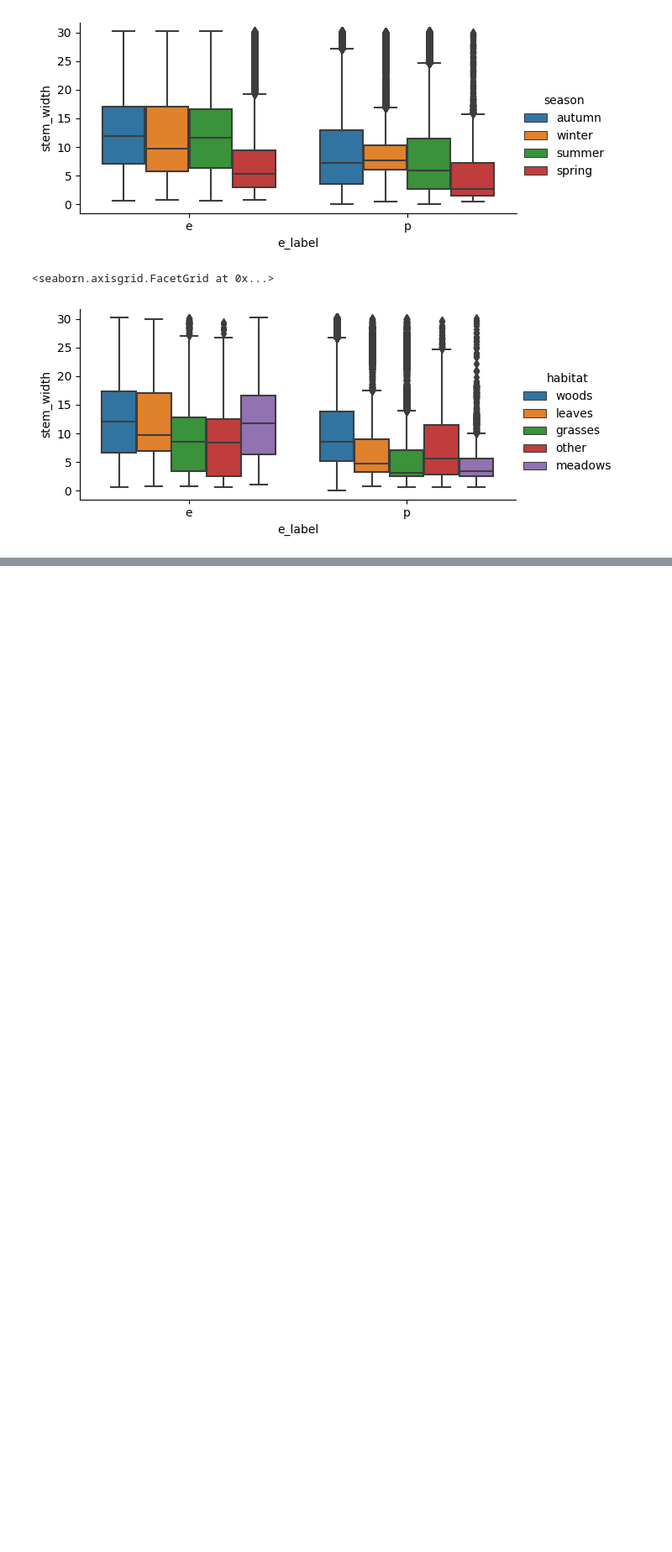
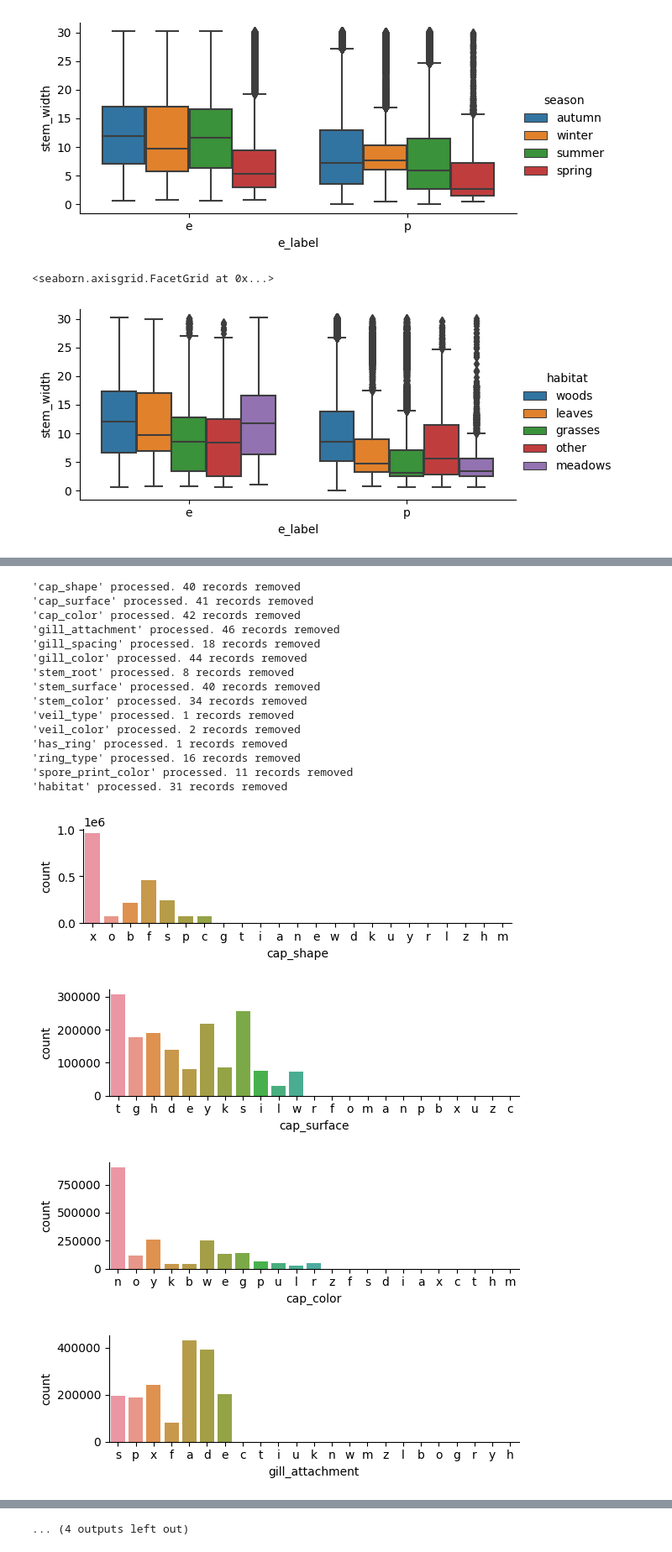
Before and after one commit to AvinandanPal25/DS__Predict_the_Mushroom, a Jupyter notebook: edible-or-poisonous-mushroom.ipynb, the cells around one changed output, grey strips where cells are left out. Shown at 84% size. Cells and saved outputs as stored; diff of their text form; code cells hidden in the pictures; blank space fills up the shorter version.

Commit message:
EDA 03 done
Done with the EDA part. Encoding & scaling are left. Then Model building can be started.

```diff
--- a/edible-or-poisonous-mushroom.ipynb
+++ b/edible-or-poisonous-mushroom.ipynb
@@ -74,6 +139,8 @@ Index(['class', 'cap-diameter', 'cap-shape', 'cap-surface', 'cap-color',
 # %%
 mdf.columns = mdf.columns.str.replace("-", "_", regex=True)
 mdf.rename(columns={"class":"e_label"}, inplace=True)
+
+mdf_test.columns = mdf_test.columns.str.replace("-", "_", regex=True)
 # %%
 mdf.isnull().sum()
 # %% [output]
@@ -740,3 +824,7 @@ mdf.sample(2)
 # %%
 categorical_cols= ['cap_shape', 'cap_surface', 'cap_color', 'gill_attachment', 'gill_spacing', 'gill_color',
                    'stem_color', 'has_ring', 'ring_type', 'does_bruise_or_bleed', 'habitat', 'season' ]
+# %%
+for col in categorical_cols:
+    print(mdf[col].value_counts(normalize=True))
+    print("============================================")
@@ -861,0 +995,28 @@ for n, col in enumerate(cat_cols):
+# %%
+#1 Removing the non-alphabetical (noisy) categories
+
+for col in ['cap_shape', 'cap_surface', 'cap_color', 'gill_attachment', 'gill_spacing',
+            'gill_color', 'stem_root', 'stem_surface', 'stem_color', 'veil_type',
+            'veil_color', 'has_ring', 'ring_type', 'spore_print_color', 'habitat']:
+
+    mdf_test = non_alpha_categories_removal(mdf_test, col, atoz)
+# %% [output]
+'cap_shape' processed. 40 records removed
+'cap_surface' processed. 41 records removed
+'cap_color' processed. 42 records removed
+'gill_attachment' processed. 46 records removed
+'gill_spacing' processed. 18 records removed
+'gill_color' processed. 44 records removed
+'stem_root' processed. 8 records removed
+'stem_surface' processed. 40 records removed
+'stem_color' processed. 34 records removed
+'veil_type' processed. 1 records removed
+'veil_color' processed. 2 records removed
+'has_ring' processed. 1 records removed
+'ring_type' processed. 16 records removed
+'spore_print_color' processed. 11 records removed
+'habitat' processed. 31 records removed
+[figure, added]
+[figure, added]
+[figure, added]
+[figure, added]
@@ -861,0 +1030 @@ for n, col in enumerate(cat_cols):
+... (4 outputs left out)
```
Also changed, not shown: parts of 71 cells of this notebook.
